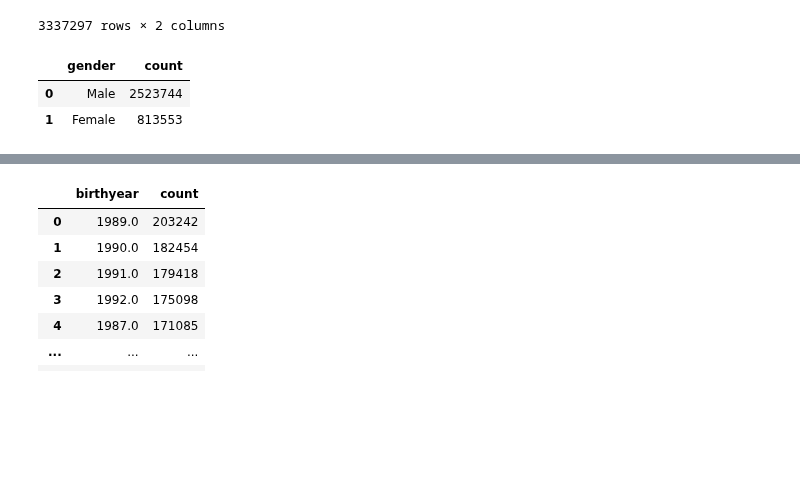
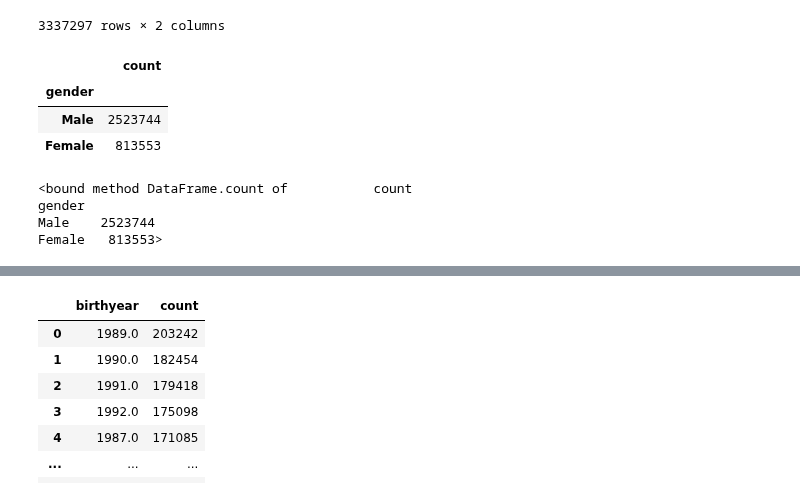
Before and after one commit to kapibarr/big-data-project, a Jupyter notebook: Gender-Age.ipynb, the cells around one changed output, grey strips where cells are left out. Drawn from its saved outputs; the diff is of its cells as text; code cells hidden in the pictures; blank space fills up the shorter version.

```diff
--- a/Gender-Age.ipynb
+++ b/Gender-Age.ipynb
@@ -24,11 +24,19 @@ people
 3337297 rows × 2 columns
 # %%
 grouped_gender = pd.DataFrame(people["gender"].value_counts())
-grouped_gender = grouped_gender.reset_index()
-grouped_gender = grouped_gender.rename(columns={"index": "gender", "gender": "count"})
+# grouped_gender = grouped_gender.reset_index()
+
 
 grouped_gender
 # %% [output]
-|  | gender | count |
-| 0 | Male | 2523744 |
-| 1 | Female | 813553 |
+|  | count |
+| gender |  |
+| Male | 2523744 |
+| Female | 813553 |
+# %%
+grouped_gender.count
+# %% [output]
+<bound method DataFrame.count of           count
+gender
+Male    2523744
+Female   813553>
```
Also changed, not shown: parts of 1 cell of this notebook.
